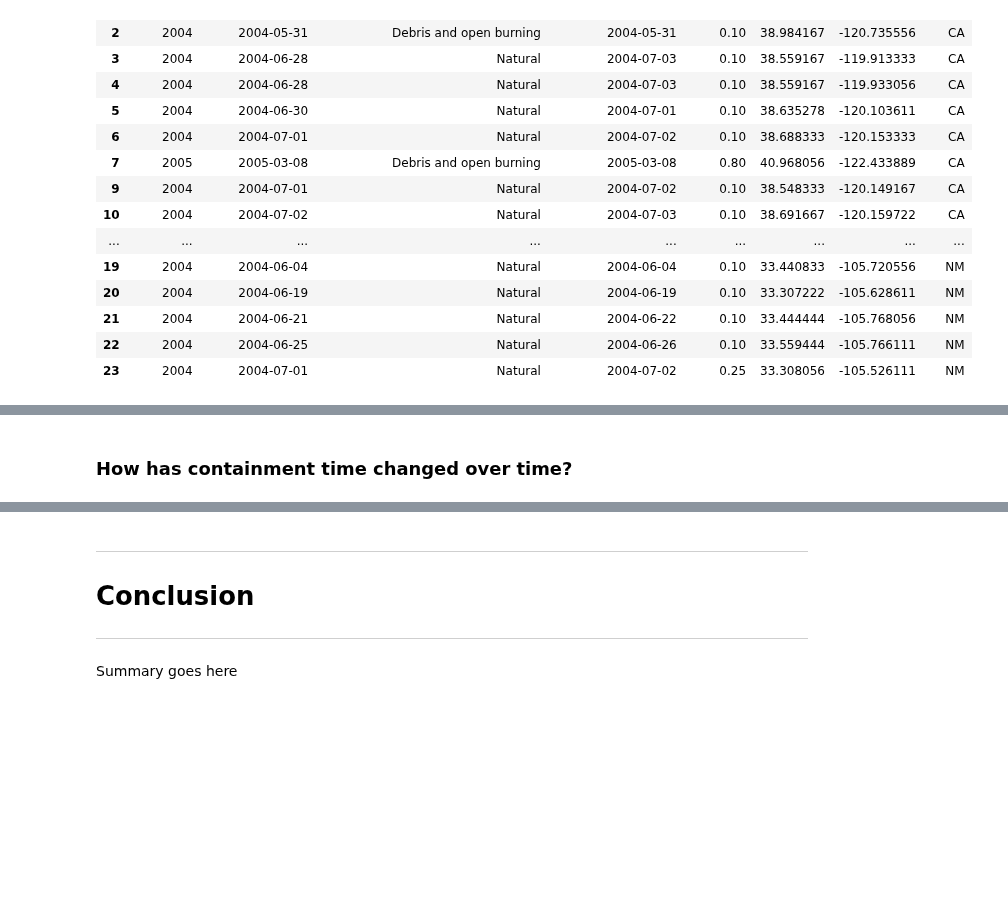
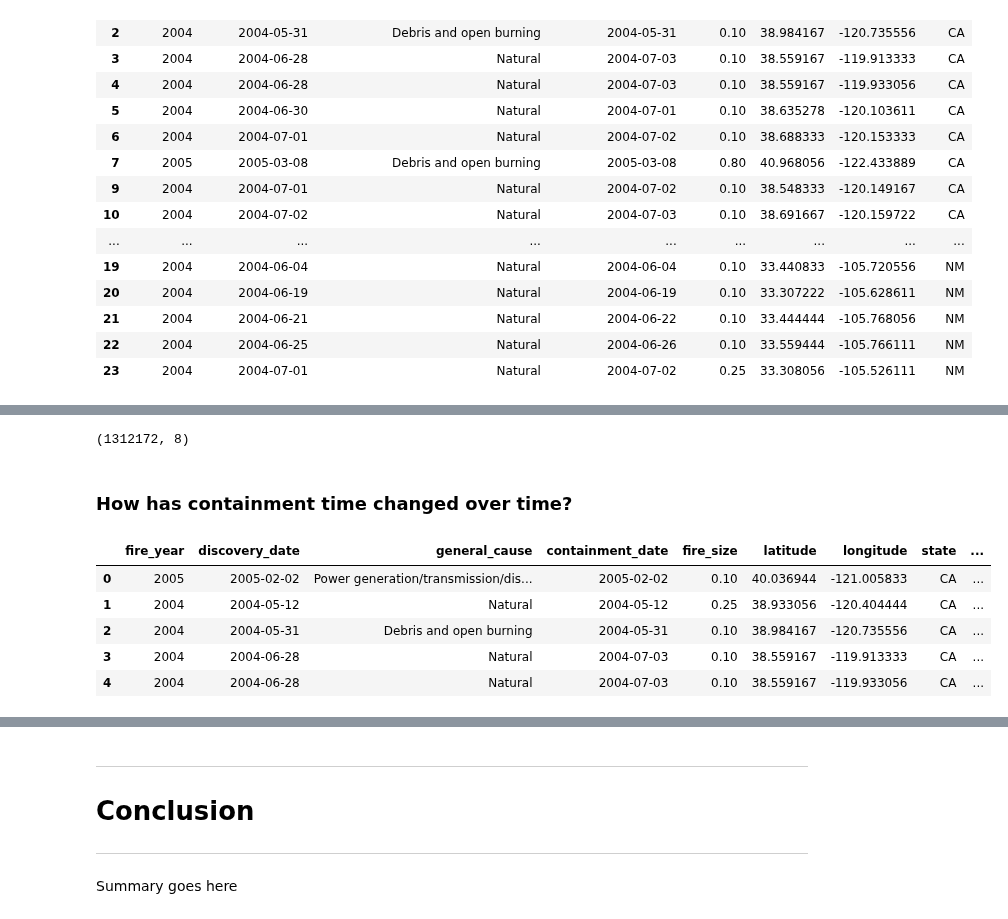
Before and after one commit to Dames-Researching-Flames/Sound-the-Alarm, a Jupyter notebook: Individual Works/Jeanettes_Workbook.ipynb, the cells around one changed output, grey strips where cells are left out. Drawn from its saved outputs; the diff is of its cells as text; code cells hidden in the pictures; blank space fills up the shorter version.

```diff
--- a/Individual Works/Jeanettes_Workbook.ipynb
+++ b/Individual Works/Jeanettes_Workbook.ipynb
@@ -195,0 +224,4 @@ df.fire_size.max()
+# %%
+# Dropping data that has nulls in containment_date
+clean_df = df[df.containment_date.isnull() == False]
+clean_df.head()
@@ -196,2 +235,18 @@ df.fire_size.max()
+# %%
+# Shape of new dataframe
+clean_df.shape
+# %% [output]
+(1312172, 8)
 # %% [markdown]
 ### How has containment time changed over time?
+# %%
+# Creating a column to see how many days before a fire was contained
+clean_df['days_fire_existed'] = df.containment_date - df.discovery_date
+clean_df.head()
+# %% [output]
+|  | fire_year | discovery_date | general_cause | containment_date | fire_size | latitude | longitude | state | ... |
+| 0 | 2005 | 2005-02-02 | Power generation/transmission/dis... | 2005-02-02 | 0.10 | 40.036944 | -121.005833 | CA | ... |
+| 1 | 2004 | 2004-05-12 | Natural | 2004-05-12 | 0.25 | 38.933056 | -120.404444 | CA | ... |
+| 2 | 2004 | 2004-05-31 | Debris and open burning | 2004-05-31 | 0.10 | 38.984167 | -120.735556 | CA | ... |
+| 3 | 2004 | 2004-06-28 | Natural | 2004-07-03 | 0.10 | 38.559167 | -119.913333 | CA | ... |
+| 4 | 2004 | 2004-06-28 | Natural | 2004-07-03 | 0.10 | 38.559167 | -119.933056 | CA | ... |
```
Also changed, not shown: parts of 15 cells of this notebook.
